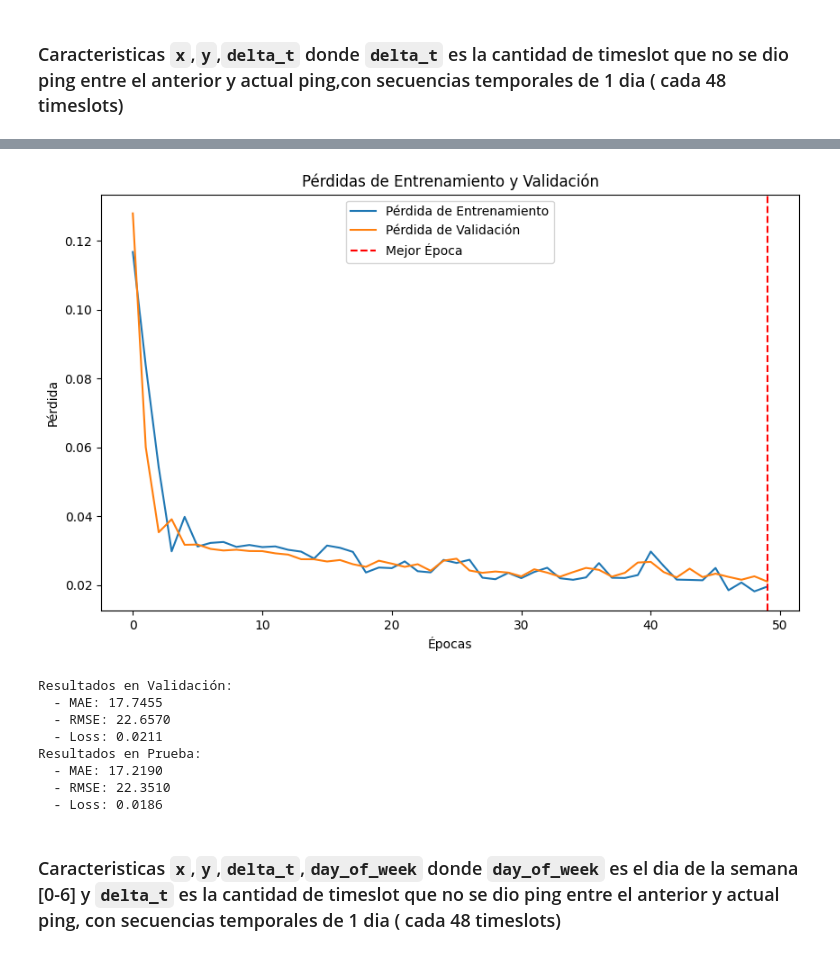
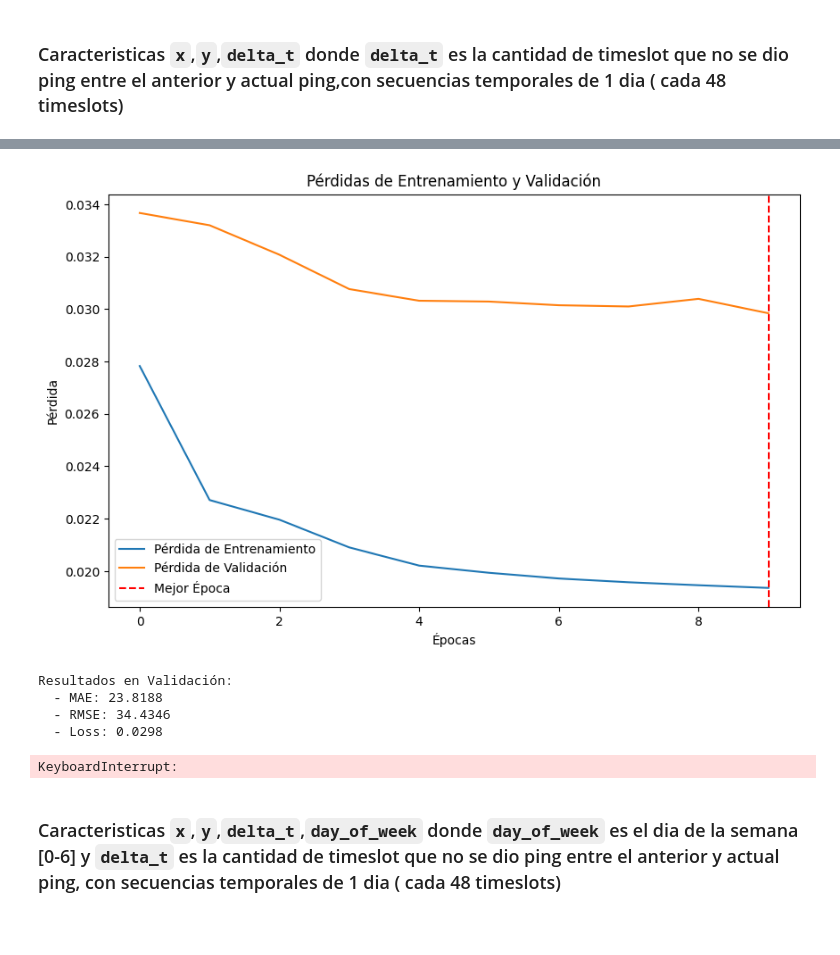
Before and after one commit to Usytwm/Human-Mobility-Prediction-Thesis, a Jupyter notebook: notebooks/GRU_NN.ipynb, the cells around one changed output, grey strips where cells are left out. Cells and saved outputs as stored; diff of their text form; code cells hidden in the pictures; blank space fills up the shorter version.

```diff
--- a/notebooks/GRU_NN.ipynb
+++ b/notebooks/GRU_NN.ipynb
@@ -1049,30 +1070,30 @@ test_loader = DataLoader(test_dataset, batch_size=32, shuffle=False)
 # %%
 # Hiperparámetros
 input_size = 3  # Número de características de entrada: x, y, t
-hidden_size = 256  # Tamaño del estado oculto de la GRU
+hidden_size = 128  # Tamaño del estado oculto de la GRU
 output_size = 2  # Predicción de x, y
-num_layers = 5  # Capas GRU
+num_layers = 3  # Capas GRU
 dropout = 0.2  # Dropout para regularización
 
 
 model = GRU_Model(input_size, hidden_size, output_size, num_layers, dropout)
 # %%
 # Hiperparámetros
-epochs = 10
+epochs = 30
 learning_rate = 0.001
 device = torch.device("cuda" if torch.cuda.is_available() else "cpu")
 
 # Entrenar el modelo
 # Entrenar el modelo
 results = train_gru_model(
-    model, train_loader, val_loader, epochs=50, learning_rate=0.001, device=device
+    model, train_loader, val_loader, epochs=epochs, learning_rate=0.001, device=device
 )
 
 # Extraer los datos del entrenamiento
 train_losses = results["train_losses"]
 val_losses = results["val_losses"]
 best_epoch = results["best_epoch"]
-nodel = results["best_model"]
+model = results["best_model"]
 
 # Graficar las pérdidas
 plt.figure(figsize=(10, 6))
@@ -1105,4 +1121,4 @@ El mejor modelo se obtuvo en la época 50 con una pérdida de validación de 0.0
-[figure, old version]
+[figure, new version]
 # %%
 # Evaluar en validación
 val_metrics = evaluate_model(
@@ -1115,13 +1131,10 @@ test_metrics = evaluate_model(
 )
 # %% [output]
 Resultados en Validación:
-  - MAE: 17.7455
-  - RMSE: 22.6570
-  - Loss: 0.0211
-Resultados en Prueba:
-  - MAE: 17.2190
-  - RMSE: 22.3510
-  - Loss: 0.0186
+  - MAE: 23.8188
+  - RMSE: 34.4346
+  - Loss: 0.0298
+KeyboardInterrupt:
 # %%
 # Dataset normalizado
 from utils.metrics import DTWMetric, GeoBLEUMetric, LPPMetric, MAEMetric
```
Also changed, not shown: parts of 14 cells of this notebook, 7 other files.
